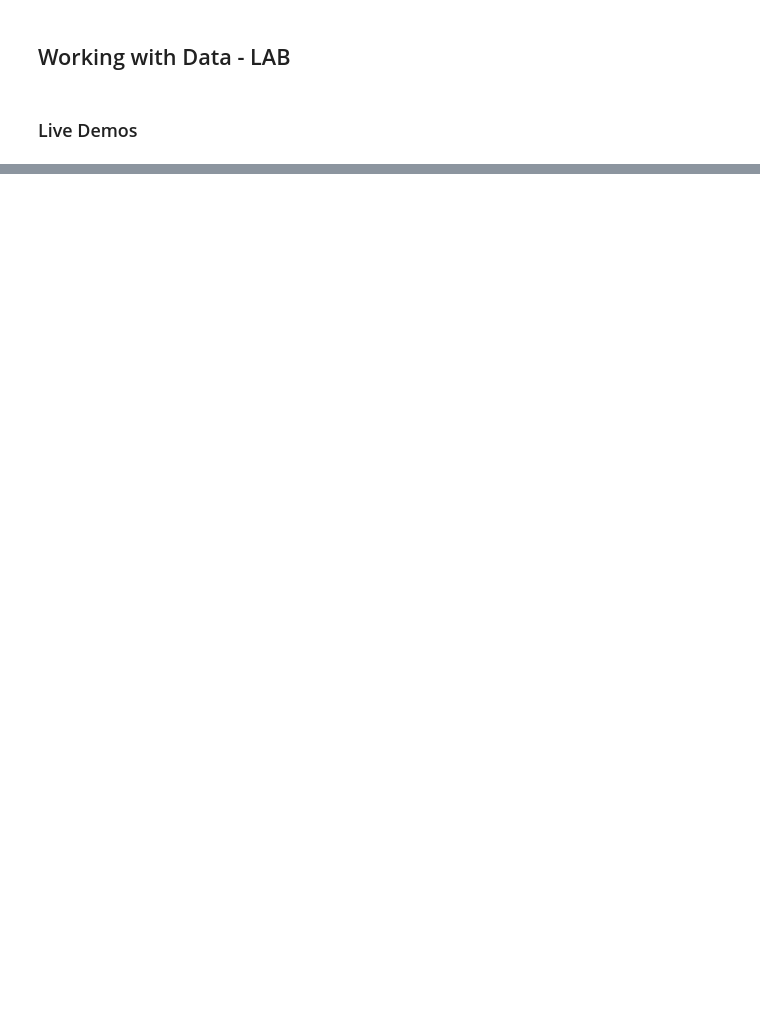
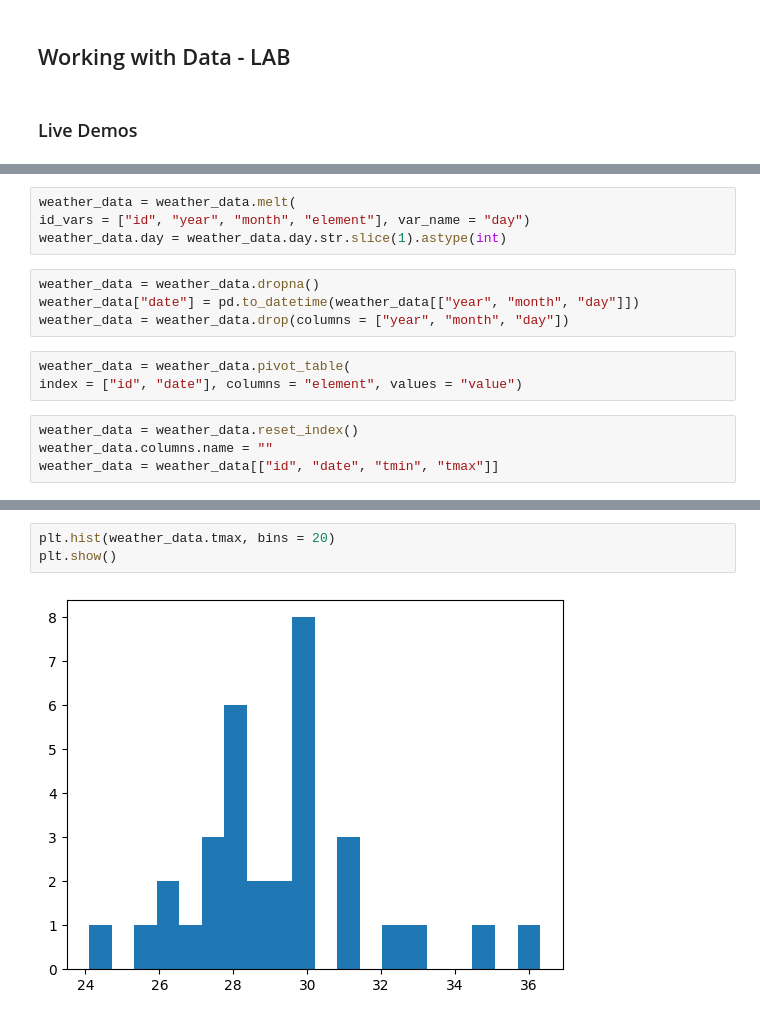
Before and after one commit to PlamenPlamenovStanchev/Data-Science, a Jupyter notebook: Working with Data/working-with-data-lab.ipynb, the cells around one changed output, grey strips where cells are left out. Saved outputs shown, nothing was run; the diff lists cells and outputs as text; blank space fills up the shorter version.

```diff
--- a/Working with Data/working-with-data-lab.ipynb
+++ b/Working with Data/working-with-data-lab.ipynb
@@ -18,0 +608,15 @@ pd.read_csv("Data/accidents.csv")
+# %%
+weather_data = weather_data.melt(
+id_vars = ["id", "year", "month", "element"], var_name = "day")
+weather_data.day = weather_data.day.str.slice(1).astype(int)
+# %%
+weather_data = weather_data.dropna()
+weather_data["date"] = pd.to_datetime(weather_data[["year", "month", "day"]])
+weather_data = weather_data.drop(columns = ["year", "month", "day"])
+# %%
+weather_data = weather_data.pivot_table(
+index = ["id", "date"], columns = "element", values = "value")
+# %%
+weather_data = weather_data.reset_index()
+weather_data.columns.name = ""
+weather_data = weather_data[["id", "date", "tmin", "tmax"]]
@@ -18,0 +778,5 @@ pd.read_csv("Data/accidents.csv")
+# %%
+plt.hist(weather_data.tmax, bins = 20)
+plt.show()
+# %% [output]
+[figure, added]
```
Also changed, not shown: parts of 86 cells of this notebook, 1 other file.
